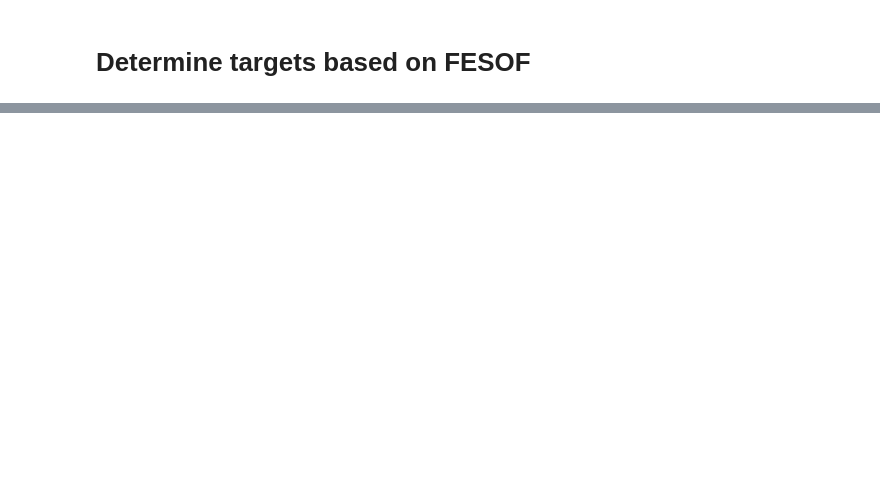
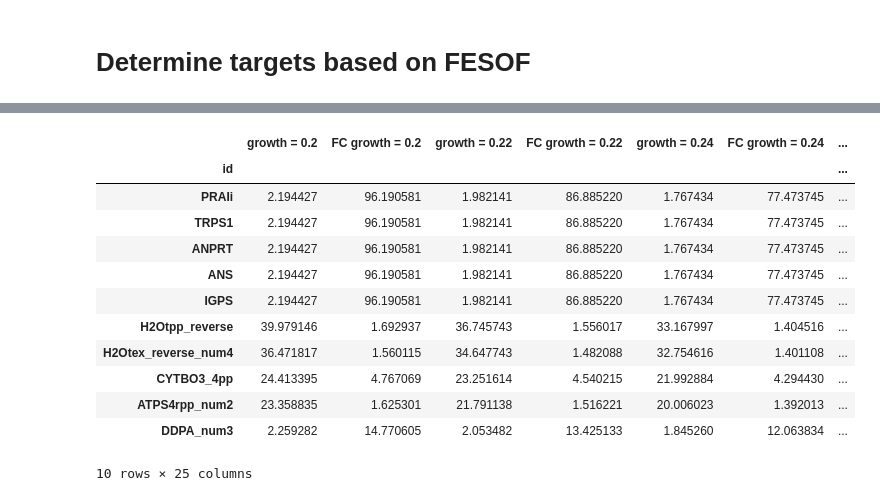
Before and after one commit to VonAlphaBisZulu/ECMpy2.0, a Jupyter notebook: 05.ecModel_ME.ipynb, the cells around one changed output, grey strips where cells are left out. Cells and saved outputs as stored; diff of their text form; code cells hidden in the pictures; blank space fills up the shorter version.

```diff
--- a/05.ecModel_ME.ipynb
+++ b/05.ecModel_ME.ipynb
@@ -126,0 +121,16 @@ FESEOF_gene.head(10)
+# %%
+FSEOFdf_done.head(10)
+# %% [output]
+|  | growth = 0.2 | FC growth = 0.2 | growth = 0.22 | FC growth = 0.22 | growth = 0.24 | FC growth = 0.24 | ... |
+| id |  |  |  |  |  |  | ... |
+| PRAIi | 2.194427 | 96.190581 | 1.982141 | 86.885220 | 1.767434 | 77.473745 | ... |
+| TRPS1 | 2.194427 | 96.190581 | 1.982141 | 86.885220 | 1.767434 | 77.473745 | ... |
+| ANPRT | 2.194427 | 96.190581 | 1.982141 | 86.885220 | 1.767434 | 77.473745 | ... |
+| ANS | 2.194427 | 96.190581 | 1.982141 | 86.885220 | 1.767434 | 77.473745 | ... |
+| IGPS | 2.194427 | 96.190581 | 1.982141 | 86.885220 | 1.767434 | 77.473745 | ... |
+| H2Otpp_reverse | 39.979146 | 1.692937 | 36.745743 | 1.556017 | 33.167997 | 1.404516 | ... |
+| H2Otex_reverse_num4 | 36.471817 | 1.560115 | 34.647743 | 1.482088 | 32.754616 | 1.401108 | ... |
+| CYTBO3_4pp | 24.413395 | 4.767069 | 23.251614 | 4.540215 | 21.992884 | 4.294430 | ... |
+| ATPS4rpp_num2 | 23.358835 | 1.625301 | 21.791138 | 1.516221 | 20.006023 | 1.392013 | ... |
+| DDPA_num3 | 2.259282 | 14.770605 | 2.053482 | 13.425133 | 1.845260 | 12.063834 | ... |
+10 rows × 25 columns
```
Also changed, not shown: parts of 7 cells of this notebook, 2 other files.
